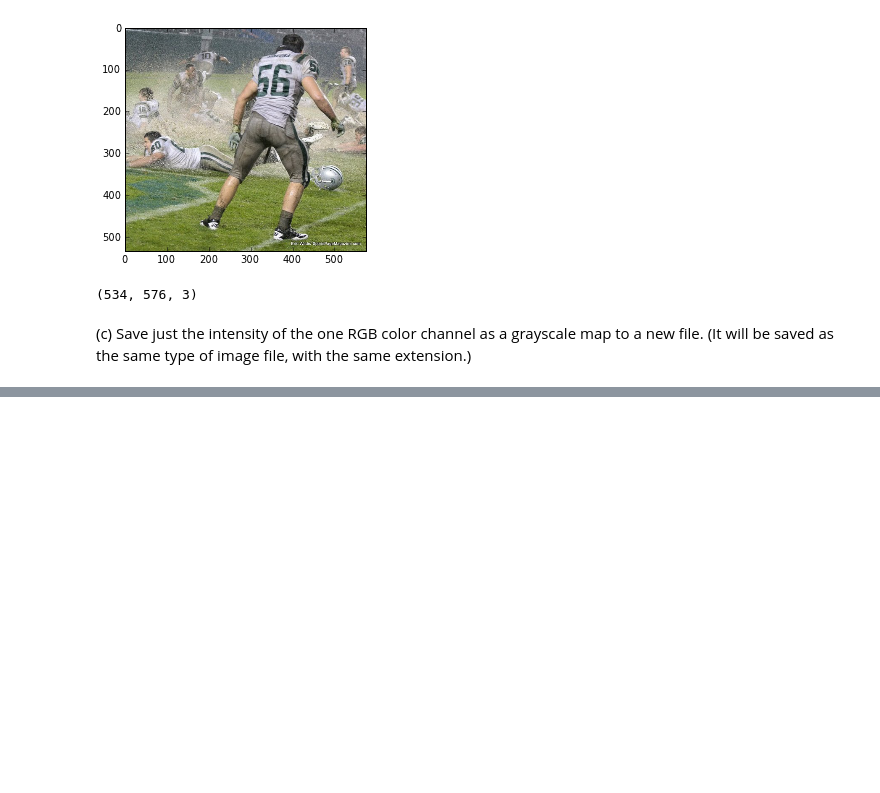
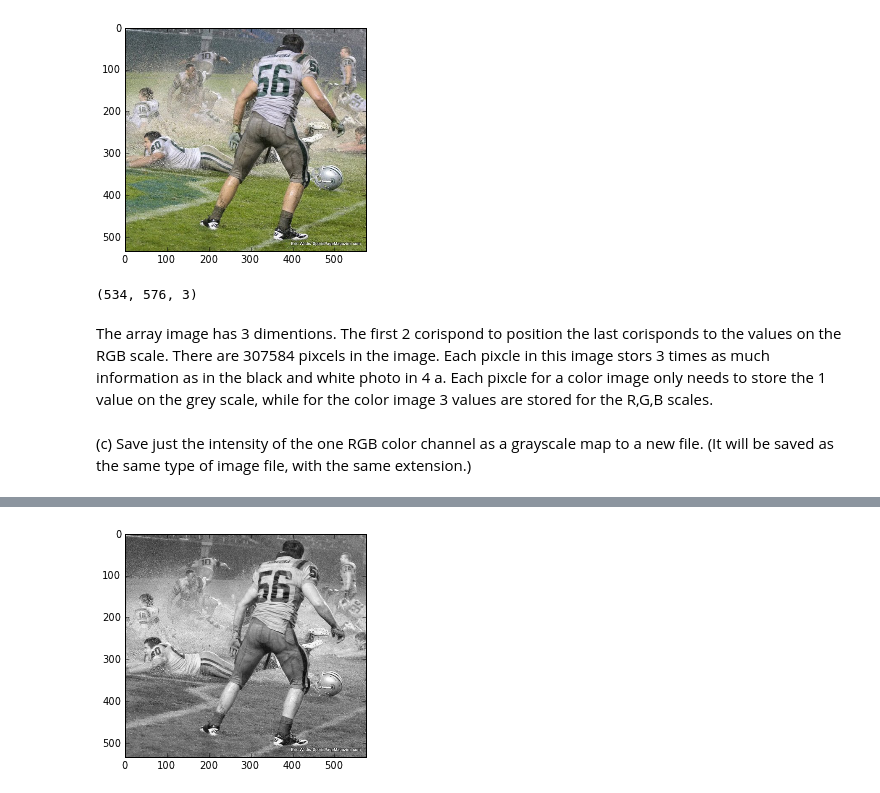
Before and after one commit to mmille60/PHYS202-SP2013, a Jupyter notebook: Week2/NumpyEx1.ipynb, the cells around one changed output, grey strips where cells are left out. Drawn from its saved outputs; the diff is of its cells as text; code cells hidden in the pictures; blank space fills up the shorter version.

```diff
--- a/Week2/NumpyEx1.ipynb
+++ b/Week2/NumpyEx1.ipynb
@@ -250,9 +266,12 @@ imshow(img)
 img.shape
 # %% [output]
 (534, 576, 3)
+# %% [markdown]
+The array image has 3 dimentions. The first 2 corispond to position the last corisponds to the values on the RGB scale. There are 307584 pixcels in the image. Each pixcle in this image stors 3 times as much information as in the black and white photo in 4 a. Each pixcle for a color image only needs to store the 1 value on the grey scale, while for the color image 3 values are stored for the R,G,B scales.
 # %% [markdown]
 (c) Save just the intensity of the one RGB color channel as a grayscale map to a new file. (It will be saved as the same type of image file, with the same extension.)
 # %%
-imsave('JKlay_1color', img[:,:,0], cmap=plt.cm.gray)
-imshow(imread('JKlay_1color.png'))
+imsave('0088', img[:,:,0], cmap=plt.cm.gray)
+I=imread('0088.png')
+imshow(I)
 # %% [output]
@@ -259,0 +279 @@ SyntaxError: invalid syntax (<ipython-input-50-0ae3ef7eac05>, line 1)
+[figure, added]
```
Also changed, not shown: parts of 7 cells of this notebook, 2 other files.
